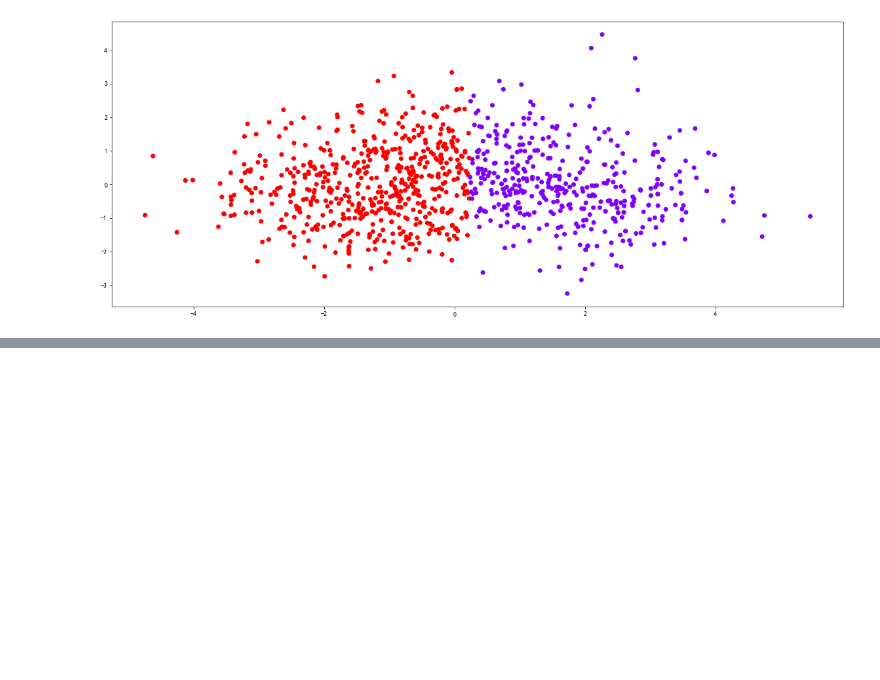
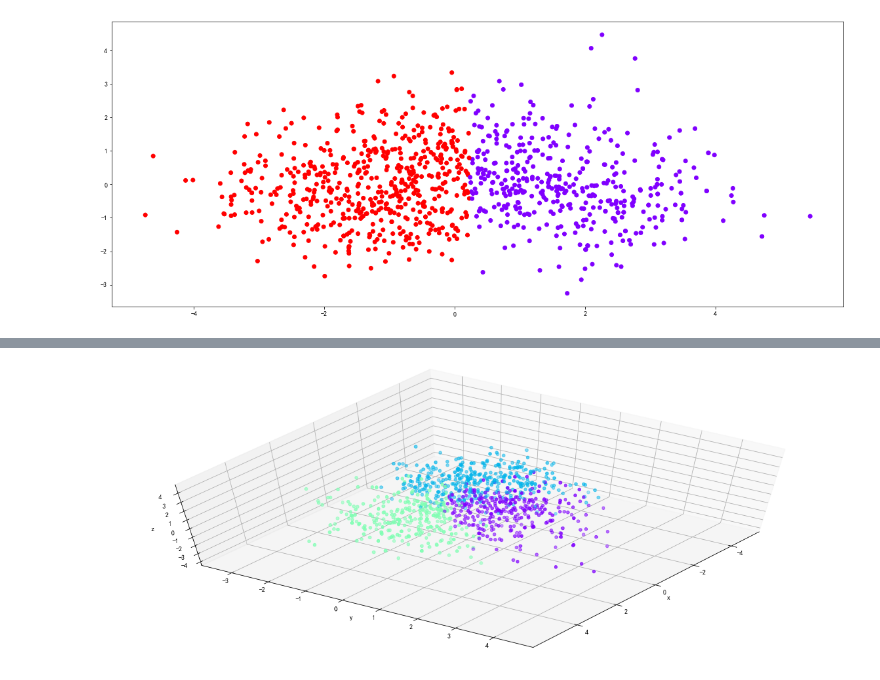
Before and after one commit to MKMQ99/Data-Mining, a Jupyter notebook: 聚类/cluster.ipynb, the cells around one changed output, grey strips where cells are left out. Saved outputs shown, nothing was run; the diff lists cells and outputs as text; code cells hidden in the pictures; blank space fills up the shorter version.

```diff
--- a/聚类/cluster.ipynb
+++ b/聚类/cluster.ipynb
@@ -247,0 +333,8 @@ plt.show()
+# %%
+km_cluster = KMeans(n_clusters=3, max_iter=500, init='k-means++')
+newdata_3_k2 = newdata_3
+predictions = km_cluster.fit_predict(newdata_3_k2)
+print('result:', predictions)
+print('clusters: first classes: %d, second classes: %d, third classes: %d' %
+      (np.sum(predictions == 0), np.sum(predictions == 1), np.sum(predictions == 2)))
+#聚类结果，以及每个类包含的数据个数
@@ -247,0 +359,20 @@ plt.show()
+# %%
+colors = cm.rainbow(np.linspace(0, 1, 5))
+x_3_k3 = []
+y_3_k3 = []
+z_3_k3 = []
+c_3_k3 = []
+
+for i in range(len(newdata_3_k2)):
+    x_3_k3.append(newdata_3_k2[i][0])
+    y_3_k3.append(newdata_3_k2[i][1])
+    z_3_k3.append(newdata_3_k2[i][2])
+    c_3_k3.append(colors[predictions[i]])
+ax = plt.axes(projection='3d')
+ax.scatter3D(x_3_k3, y_3_k3, z_3_k3, c=c_3_k3);
+ax.set_xlabel('x')
+ax.set_ylabel('y')
+ax.set_zlabel('z')
+ax.view_init(60, 35)
+# %% [output]
+[figure, added]
```
Also changed, not shown: parts of 10 cells of this notebook, 1 other file.
